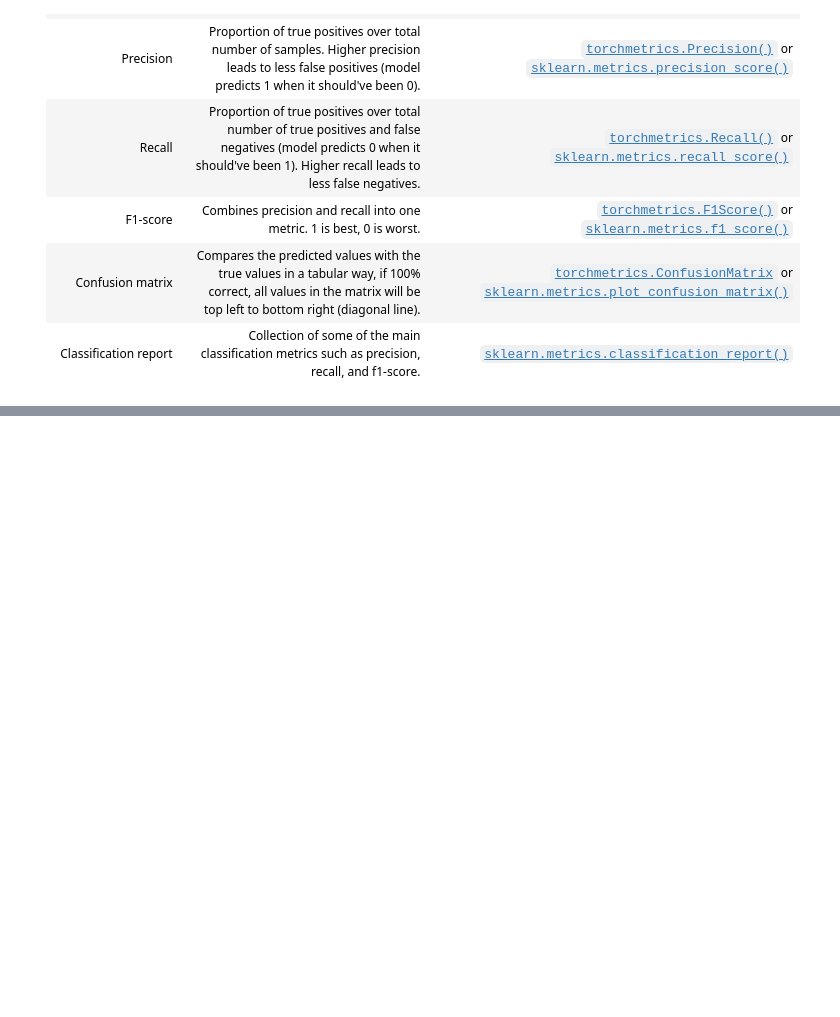
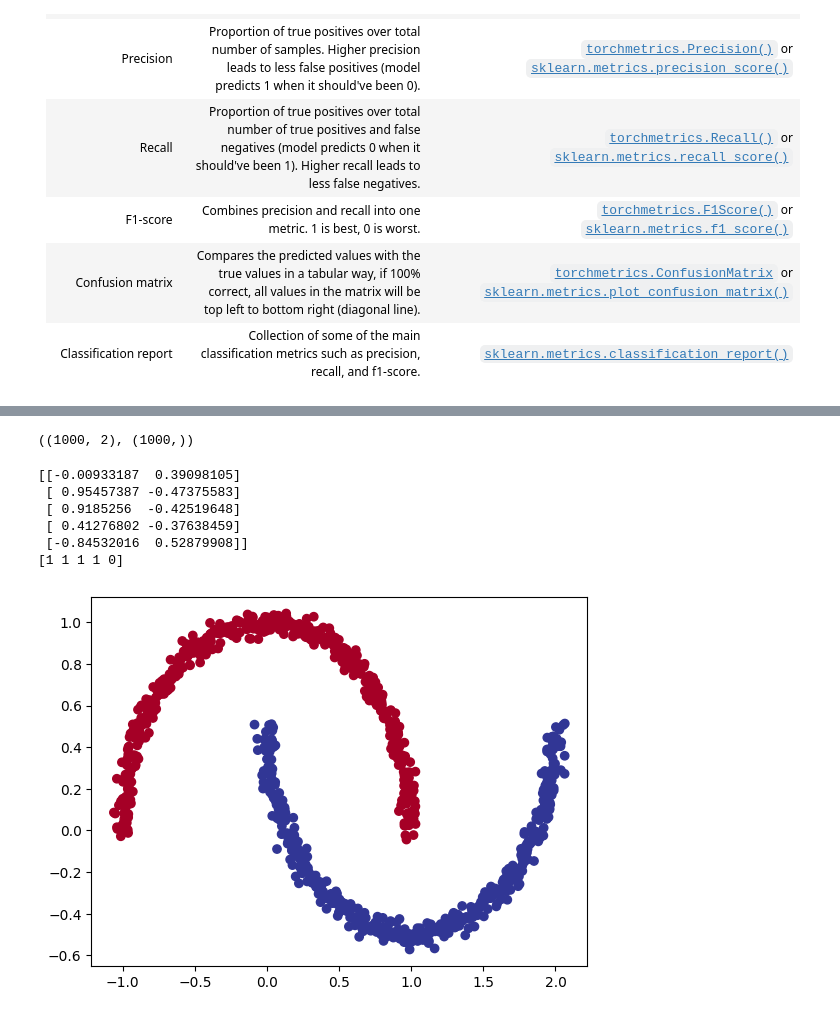
Before and after one commit to khangsheng1/Learning-PyTorch, a Jupyter notebook: LearnPyTorch_IO/02_PyTorch_Neural_Network_Classification.ipynb, the cells around one changed output, grey strips where cells are left out. Drawn from its saved outputs; the diff is of its cells as text; code cells hidden in the pictures; blank space fills up the shorter version.

```diff
--- a/LearnPyTorch_IO/02_PyTorch_Neural_Network_Classification.ipynb
+++ b/LearnPyTorch_IO/02_PyTorch_Neural_Network_Classification.ipynb
@@ -1127,0 +1121,28 @@ tensor(0.9950)
+# %%
+from sklearn.datasets import make_moons
+
+# Create a binary classification dataset
+n_samples = 1000
+random_seed = 42
+X, y = make_moons(n_samples=n_samples, noise=0.03, random_state=random_seed)
+# %%
+X.shape, y.shape
+# %% [output]
+((1000, 2), (1000,))
+# %%
+print(X[:5])
+print(y[:5])
+# %% [output]
+[[-0.00933187  0.39098105]
+ [ 0.95457387 -0.47375583]
+ [ 0.9185256  -0.42519648]
+ [ 0.41276802 -0.37638459]
+ [-0.84532016  0.52879908]]
+[1 1 1 1 0]
+# %%
+plt.scatter(x=X[:, 0],
+            y=X[:, 1],
+            c=y,
+            cmap=plt.cm.RdYlBu);
+# %% [output]
+[figure, added]
```
Also changed, not shown: parts of 31 cells of this notebook.
